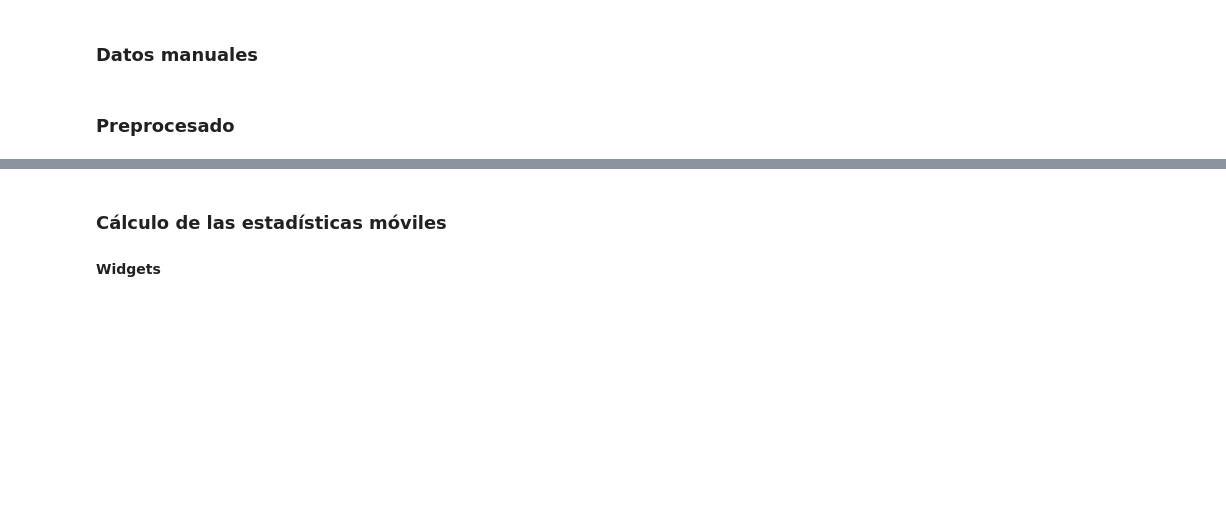
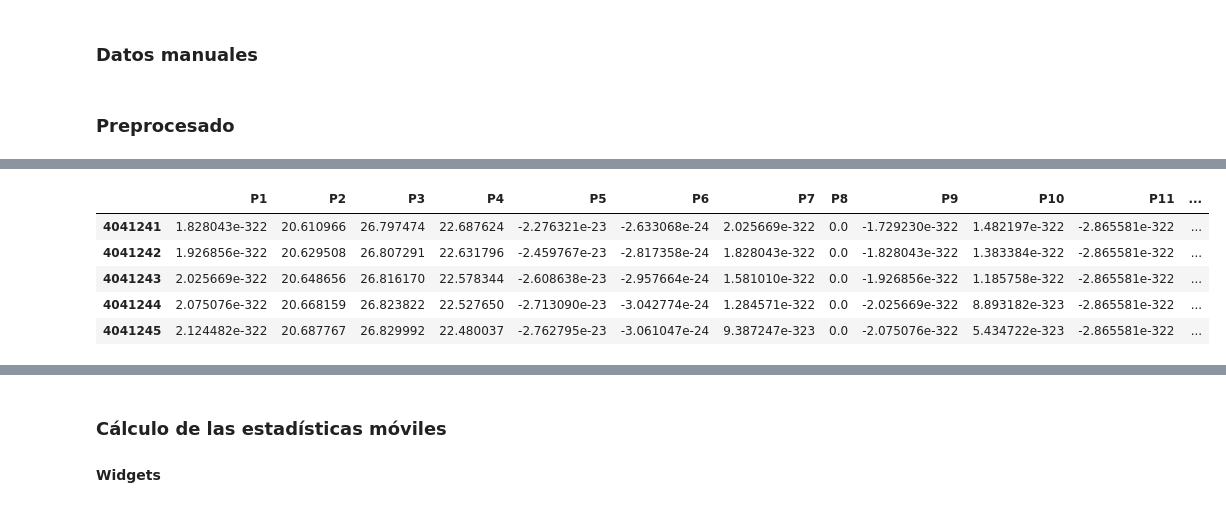
Before and after one commit to jlgarridol/TFG-SmartBeds, a Jupyter notebook: src/Data.ipynb, the cells around one changed output, grey strips where cells are left out. Cells and saved outputs as stored; diff of their text form; code cells hidden in the pictures; blank space fills up the shorter version.

```diff
--- a/src/Data.ipynb
+++ b/src/Data.ipynb
@@ -45,14 +60,22 @@ datos.head()
 # %%
 # Suavizado
 from scipy import signal
 
 dt = datos.iloc[:,1:13]
 dtN = dt.copy()
 b, a = signal.butter(3, 0.05)
 for i in range(len(dt.columns)):
     xn = dt.iloc[:,i]
     y = signal.filtfilt(b, a, xn)
     dtN["P"+str(i+1)]=y
+dtN.head()
+# %% [output]
+|  | P1 | P2 | P3 | P4 | P5 | P6 | P7 | P8 | P9 | P10 | P11 | ... |
+| 4041241 | 1.828043e-322 | 20.610966 | 26.797474 | 22.687624 | -2.276321e-23 | -2.633068e-24 | 2.025669e-322 | 0.0 | -1.729230e-322 | 1.482197e-322 | -2.865581e-322 | ... |
+| 4041242 | 1.926856e-322 | 20.629508 | 26.807291 | 22.631796 | -2.459767e-23 | -2.817358e-24 | 1.828043e-322 | 0.0 | -1.828043e-322 | 1.383384e-322 | -2.865581e-322 | ... |
+| 4041243 | 2.025669e-322 | 20.648656 | 26.816170 | 22.578344 | -2.608638e-23 | -2.957664e-24 | 1.581010e-322 | 0.0 | -1.926856e-322 | 1.185758e-322 | -2.865581e-322 | ... |
+| 4041244 | 2.075076e-322 | 20.668159 | 26.823822 | 22.527650 | -2.713090e-23 | -3.042774e-24 | 1.284571e-322 | 0.0 | -2.025669e-322 | 8.893182e-323 | -2.865581e-322 | ... |
+| 4041245 | 2.124482e-322 | 20.687767 | 26.829992 | 22.480037 | -2.762795e-23 | -3.061047e-24 | 9.387247e-323 | 0.0 | -2.075076e-322 | 5.434722e-323 | -2.865581e-322 | ... |
 # %%
 ## Eliminación de tubos con poca varianza
 from sklearn.feature_selection import VarianceThreshold
```
Also changed, not shown: parts of 8 cells of this notebook, 1 other file.
